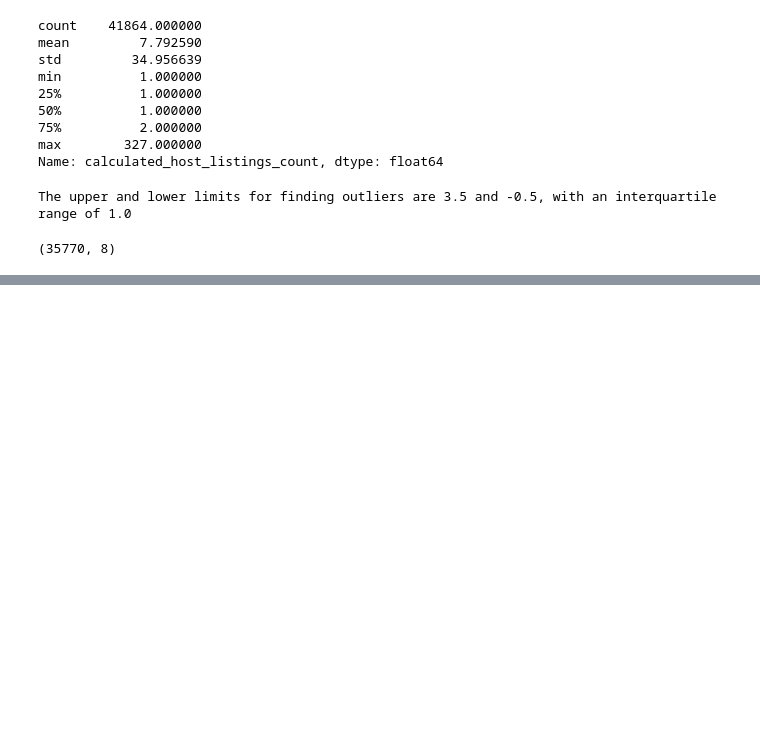
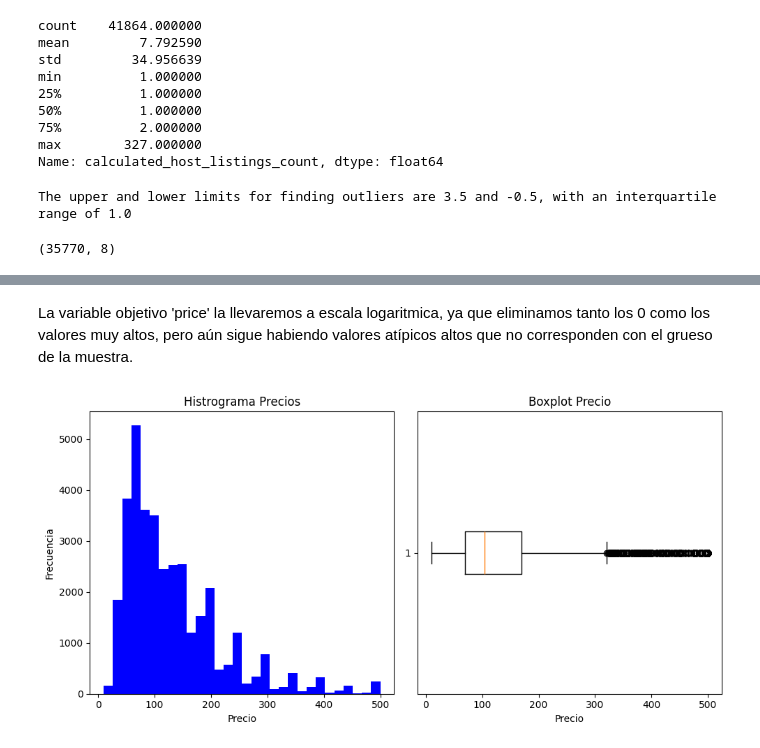
Before and after one commit to patriciamv97/machine-learning-python-template, a Jupyter notebook: src/eda.ipynb, the cells around one changed output, grey strips where cells are left out. Saved outputs shown, nothing was run; the diff lists cells and outputs as text; code cells hidden in the pictures; blank space fills up the shorter version.

```diff
--- a/src/eda.ipynb
+++ b/src/eda.ipynb
@@ -490,0 +501,18 @@ data_encoded.shape
+# %% [markdown]
+La variable objetivo 'price' la llevaremos a escala logaritmica, ya que eliminamos tanto los 0 como los valores muy altos, pero aún sigue habiendo valores atípicos altos que no corresponden con el grueso de la muestra.
+# %%
+fig, ax = plt.subplots(1, 2, figsize=(10, 5))
+
+ax[0].hist(data_encoded['price'], bins=30, color='blue')
+ax[0].set_title("Histrograma Precios")
+ax[0].set_xlabel('Precio')
+ax[0].set_ylabel('Frecuencia')
+
+ax[1].boxplot(data_encoded['price'], vert=False)
+ax[1].set_title("Boxplot Precio")
+ax[1].set_xlabel("Precio")
+
+plt.tight_layout()
+plt.show()
+# %% [output]
+[figure, added]
```
Also changed, not shown: parts of 15 cells of this notebook.
